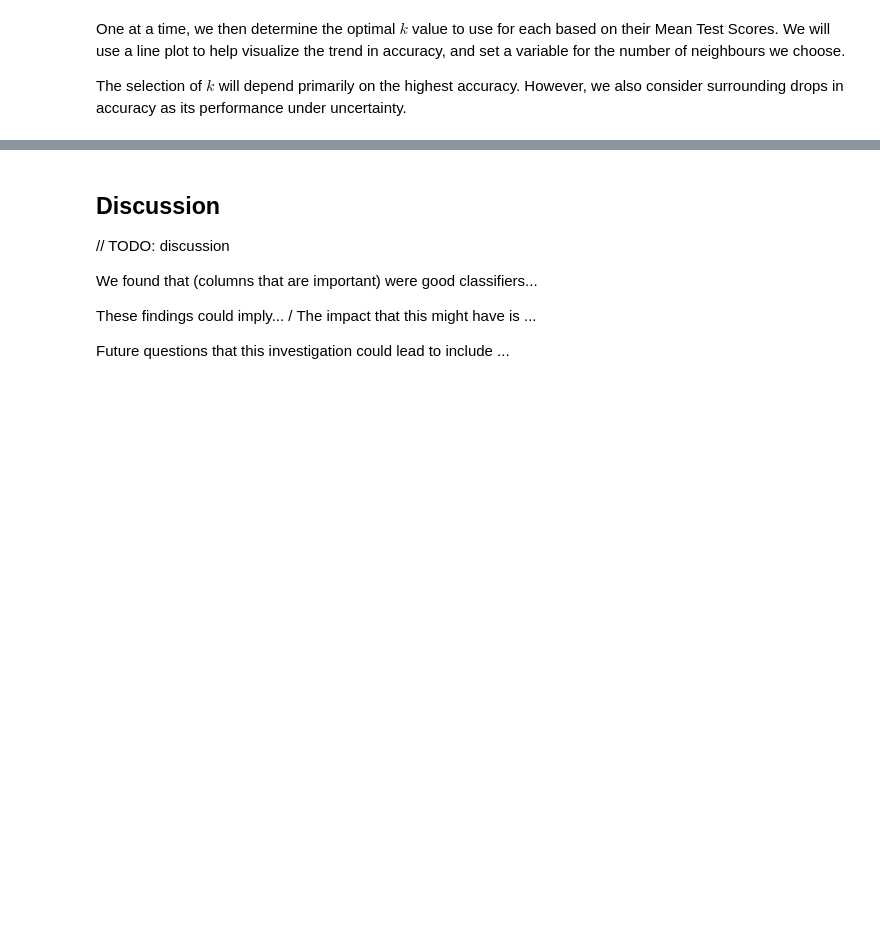
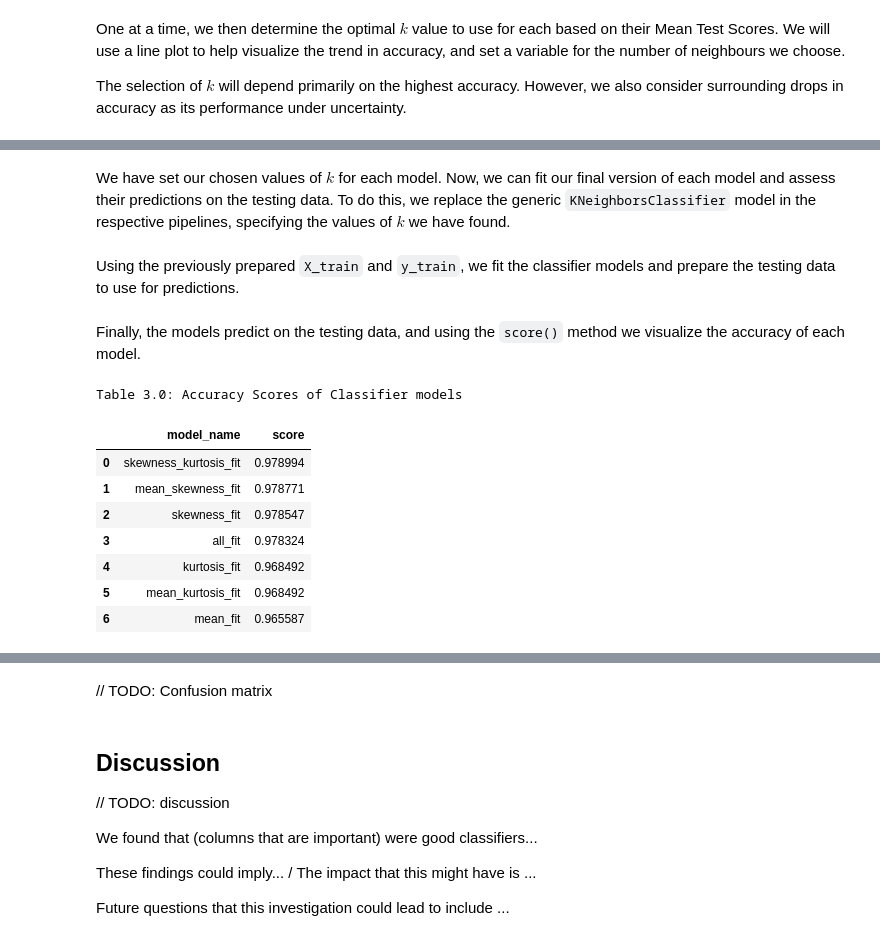
Before and after one commit to Lucas-Kuhn/group7_prj, a Jupyter notebook: notebook/Pulsar Report.ipynb, the cells around one changed output, grey strips where cells are left out. Drawn from its saved outputs; the diff is of its cells as text; code cells hidden in the pictures; blank space fills up the shorter version.

```diff
--- a/notebook/Pulsar Report.ipynb
+++ b/notebook/Pulsar Report.ipynb
@@ -553,3 +574,5 @@ accuracies_all_grid_plot
 [interactive output not drawn]
 # %%
 all_model_best_k = 75
+# %% [markdown]
+We have set our chosen values of $k$ for each model. Now, we can fit our final version of each model and assess their predictions on the testing data. To do this, we replace the generic `KNeighborsClassifier` model in the respective pipelines, specifying the values of $k$ we have found.
@@ -555,0 +593,46 @@ all_model_best_k = 75
+# %% [markdown]
+Using the previously prepared `X_train` and `y_train`, we fit the classifier models and prepare the testing data to use for predictions.
+# %%
+mean_fit = mean_pipe.fit(X_train, y_train)
+skewness_fit = skewness_pipe.fit(X_train, y_train)
+kurtosis_fit = kurtosis_pipe.fit(X_train, y_train)
+mean_skewness_fit = mean_skewness_pipe.fit(X_train, y_train)
+mean_kurtosis_fit = mean_kurtosis_pipe.fit(X_train, y_train)
+skewness_kurtosis_fit = skewness_kurtosis_pipe.fit(X_train, y_train)
+all_fit = all_pipe.fit(X_train, y_train)
+
+X_test = pulsar_data_test.drop(columns="class")
+y_test = pulsar_data_test["class"]
+# %% [markdown]
+Finally, the models predict on the testing data, and using the `score()` method we visualize the accuracy of each model.
+# %%
+models = [mean_fit, skewness_fit, kurtosis_fit, mean_skewness_fit, mean_kurtosis_fit, skewness_kurtosis_fit, all_fit]
+model_names = ["mean_fit", "skewness_fit", "kurtosis_fit", "mean_skewness_fit", "mean_kurtosis_fit", "skewness_kurtosis_fit", "all_fit"]
+scores = pd.DataFrame({"model_name": model_names, "score": [model.score(X_test, y_test) for model in models]}).sort_values(by="score", ascending=False).reset_index(drop=True)
+
+display(scores.style.set_caption("Table 3.0: Accuracy Scores of Classifier models"))
+
+(
+    alt.Chart(scores, title="Figure 3.0: Accuracy Scores of Classifier models")
+    .mark_line(point=True)
+    .encode(
+        x=alt.X("model_name", title="Model"),
+        y=alt.Y("score", title="Accuracy of Predictions", scale=alt.Scale(zero=False)),
+    )
+    .configure_axis(labelFontSize=16, titleFontSize=16)
+    .configure_axisX(labelAngle=-45)
+    .configure_title(fontSize=16)
+    .properties(width=500)
+)
+
+# TODO: re-arrange order of x-axis labels on plot chart to be descending
+# %% [output]
+Table 3.0: Accuracy Scores of Classifier models
+|  | model_name | score |
+| 0 | skewness_kurtosis_fit | 0.978994 |
+| 1 | mean_skewness_fit | 0.978771 |
+| 2 | skewness_fit | 0.978547 |
+| 3 | all_fit | 0.978324 |
+| 4 | kurtosis_fit | 0.968492 |
+| 5 | mean_kurtosis_fit | 0.968492 |
+| 6 | mean_fit | 0.965587 |
@@ -555,0 +640,2 @@ all_model_best_k = 75
+# %% [markdown]
+// TODO: Confusion matrix
```
Also changed, not shown: parts of 21 cells of this notebook.
